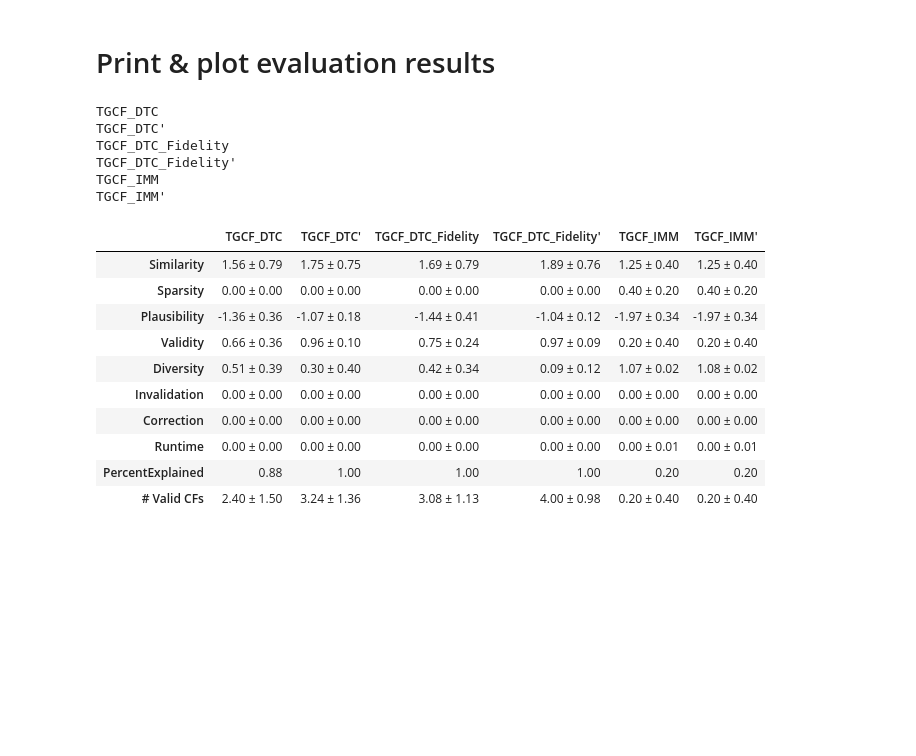
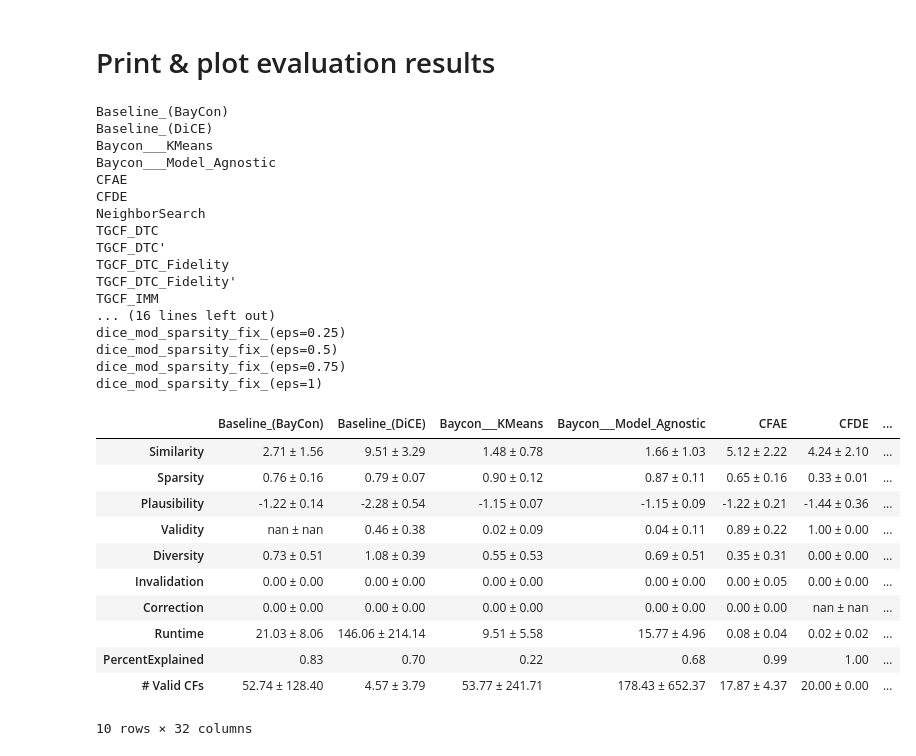
Before and after one commit to jepp3183/Thesis2025, a Jupyter notebook: code/Cross Evaluation.ipynb, the cells around one changed output. Drawn from its saved outputs; the diff is of its cells as text; code cells hidden in the pictures; blank space fills up the shorter version.

```diff
--- a/code/Cross Evaluation.ipynb
+++ b/code/Cross Evaluation.ipynb
@@ -44,8 +44,8 @@ data_sets = [
     "bugfix_testset", # 6
 ]
 
-data_set = data_sets[6]  # Change this to select a dataset
-cf_amount = 25
+data_set = data_sets[1]  # Change this to select a dataset
+cf_amount = 100
 random_state = 42
 
 match data_set:
@@ -807,46 +819,58 @@ for i, n in enumerate(returnNames()):
 
         # Finally, get the means of the instance means. If this is a NaN,
         # no VALID CFs were found for any instance
 
     mean_results.append(row)
 
 base_filter = [rep(m) for m in methodNames]
 dice_filter = [rep(m) for m in methodNames if "grad" in m.lower()]
 tree_filter = [rep(m) for m in methodNames if "tgcf" in m.lower()]
 
-filter = tree_filter
+filter = base_filter
 
 filter.sort()
 print('\n'.join(filter))
 if metrics_active == []:
     names = returnNames()
 else:
     names = metrics_active
 
 if "ValidCFs" in names:
     validcfs_index = names.index("ValidCFs")
     names[validcfs_index] = "# Valid CFs"
 
 mean_results_df = pd.DataFrame(mean_results, index=names)
 mean_results_df[filter]
 # %% [output]
+Baseline_(BayCon)
+Baseline_(DiCE)
+Baycon___KMeans
+Baycon___Model_Agnostic
+CFAE
+CFDE
+NeighborSearch
 TGCF_DTC
 TGCF_DTC'
 TGCF_DTC_Fidelity
 TGCF_DTC_Fidelity'
 TGCF_IMM
-TGCF_IMM'
+... (16 lines left out)
+dice_mod_sparsity_fix_(eps=0.25)
+dice_mod_sparsity_fix_(eps=0.5)
+dice_mod_sparsity_fix_(eps=0.75)
+dice_mod_sparsity_fix_(eps=1)
-|  | TGCF_DTC | TGCF_DTC' | TGCF_DTC_Fidelity | TGCF_DTC_Fidelity' | TGCF_IMM | TGCF_IMM' |
-| Similarity | 1.56 ± 0.79 | 1.75 ± 0.75 | 1.69 ± 0.79 | 1.89 ± 0.76 | 1.25 ± 0.40 | 1.25 ± 0.40 |
-| Sparsity | 0.00 ± 0.00 | 0.00 ± 0.00 | 0.00 ± 0.00 | 0.00 ± 0.00 | 0.40 ± 0.20 | 0.40 ± 0.20 |
-| Plausibility | -1.36 ± 0.36 | -1.07 ± 0.18 | -1.44 ± 0.41 | -1.04 ± 0.12 | -1.97 ± 0.34 | -1.97 ± 0.34 |
-| Validity | 0.66 ± 0.36 | 0.96 ± 0.10 | 0.75 ± 0.24 | 0.97 ± 0.09 | 0.20 ± 0.40 | 0.20 ± 0.40 |
-| Diversity | 0.51 ± 0.39 | 0.30 ± 0.40 | 0.42 ± 0.34 | 0.09 ± 0.12 | 1.07 ± 0.02 | 1.08 ± 0.02 |
-| Invalidation | 0.00 ± 0.00 | 0.00 ± 0.00 | 0.00 ± 0.00 | 0.00 ± 0.00 | 0.00 ± 0.00 | 0.00 ± 0.00 |
-| Correction | 0.00 ± 0.00 | 0.00 ± 0.00 | 0.00 ± 0.00 | 0.00 ± 0.00 | 0.00 ± 0.00 | 0.00 ± 0.00 |
-| Runtime | 0.00 ± 0.00 | 0.00 ± 0.00 | 0.00 ± 0.00 | 0.00 ± 0.00 | 0.00 ± 0.01 | 0.00 ± 0.01 |
-| PercentExplained | 0.88 | 1.00 | 1.00 | 1.00 | 0.20 | 0.20 |
-| # Valid CFs | 2.40 ± 1.50 | 3.24 ± 1.36 | 3.08 ± 1.13 | 4.00 ± 0.98 | 0.20 ± 0.40 | 0.20 ± 0.40 |
+|  | Baseline_(BayCon) | Baseline_(DiCE) | Baycon___KMeans | Baycon___Model_Agnostic | CFAE | CFDE | ... |
+| Similarity | 2.71 ± 1.56 | 9.51 ± 3.29 | 1.48 ± 0.78 | 1.66 ± 1.03 | 5.12 ± 2.22 | 4.24 ± 2.10 | ... |
+| Sparsity | 0.76 ± 0.16 | 0.79 ± 0.07 | 0.90 ± 0.12 | 0.87 ± 0.11 | 0.65 ± 0.16 | 0.33 ± 0.01 | ... |
+| Plausibility | -1.22 ± 0.14 | -2.28 ± 0.54 | -1.15 ± 0.07 | -1.15 ± 0.09 | -1.22 ± 0.21 | -1.44 ± 0.36 | ... |
+| Validity | nan ± nan | 0.46 ± 0.38 | 0.02 ± 0.09 | 0.04 ± 0.11 | 0.89 ± 0.22 | 1.00 ± 0.00 | ... |
+| Diversity | 0.73 ± 0.51 | 1.08 ± 0.39 | 0.55 ± 0.53 | 0.69 ± 0.51 | 0.35 ± 0.31 | 0.00 ± 0.00 | ... |
+| Invalidation | 0.00 ± 0.00 | 0.00 ± 0.00 | 0.00 ± 0.00 | 0.00 ± 0.00 | 0.00 ± 0.05 | 0.00 ± 0.00 | ... |
+| Correction | 0.00 ± 0.00 | 0.00 ± 0.00 | 0.00 ± 0.00 | 0.00 ± 0.00 | 0.00 ± 0.00 | nan ± nan | ... |
+| Runtime | 21.03 ± 8.06 | 146.06 ± 214.14 | 9.51 ± 5.58 | 15.77 ± 4.96 | 0.08 ± 0.04 | 0.02 ± 0.02 | ... |
+| PercentExplained | 0.83 | 0.70 | 0.22 | 0.68 | 0.99 | 1.00 | ... |
+| # Valid CFs | 52.74 ± 128.40 | 4.57 ± 3.79 | 53.77 ± 241.71 | 178.43 ± 652.37 | 17.87 ± 4.37 | 20.00 ± 0.00 | ... |
+10 rows × 32 columns
 # %%
 def plot(f1, f2, methodNames, results, names, plt_index):
     for m in methodNames:
```
Also changed, not shown: parts of 5 cells of this notebook, 24 other files.
